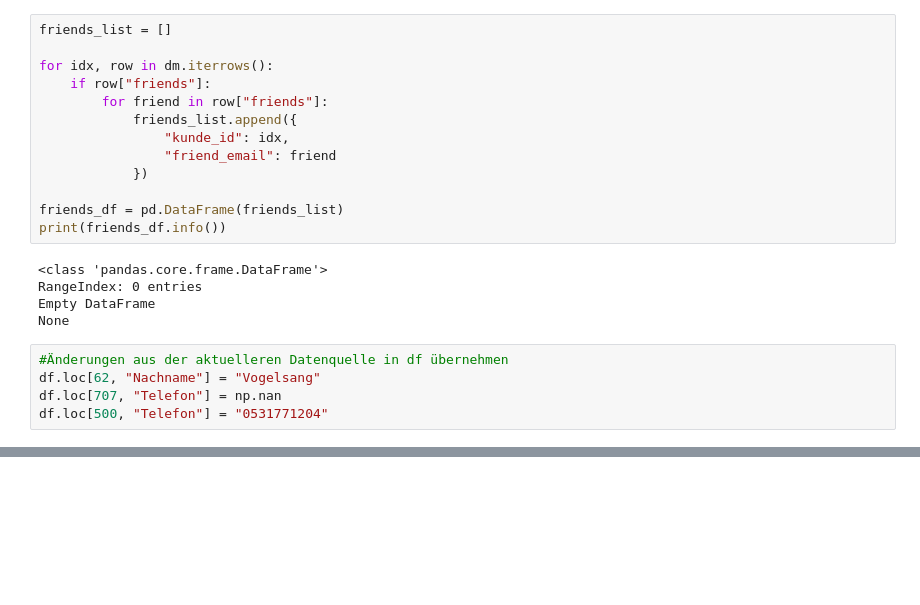
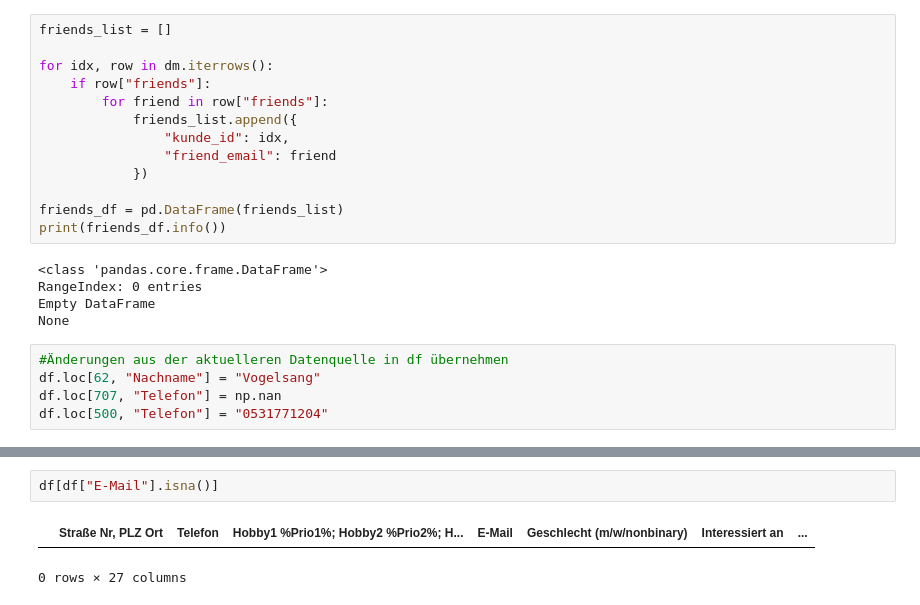
Before and after one commit to Sweet-Lunalotl/LetsMeet_Luna, a Jupyter notebook: notebooks/Akt2.ipynb, the cells around one changed output, grey strips where cells are left out. Cells and saved outputs as stored; diff of their text form; blank space fills up the shorter version.

```diff
--- a/notebooks/Akt2.ipynb
+++ b/notebooks/Akt2.ipynb
@@ -421,3 +313,8 @@ df.loc[500, "Telefon"] = "0531771204"
+# %%
+df[df["E-Mail"].isna()]
+# %% [output]
+|  | Straße Nr, PLZ Ort | Telefon | Hobby1 %Prio1%; Hobby2 %Prio2%; H... | E-Mail | Geschlecht (m/w/nonbinary) | Interessiert an | ... |
+0 rows × 27 columns
 # %%
 DDL_KUNDE = """
 CREATE TABLE kunde (
```
Also changed, not shown: parts of 15 cells of this notebook, 1 other file.
